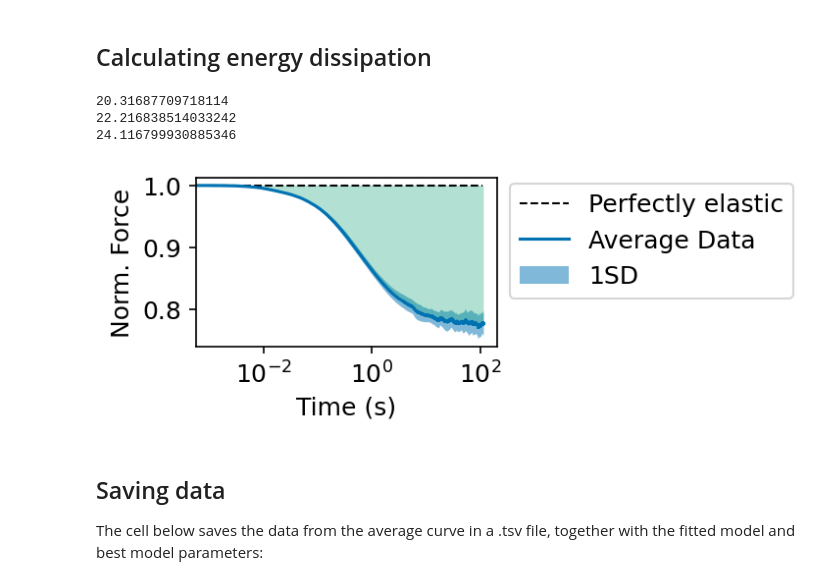
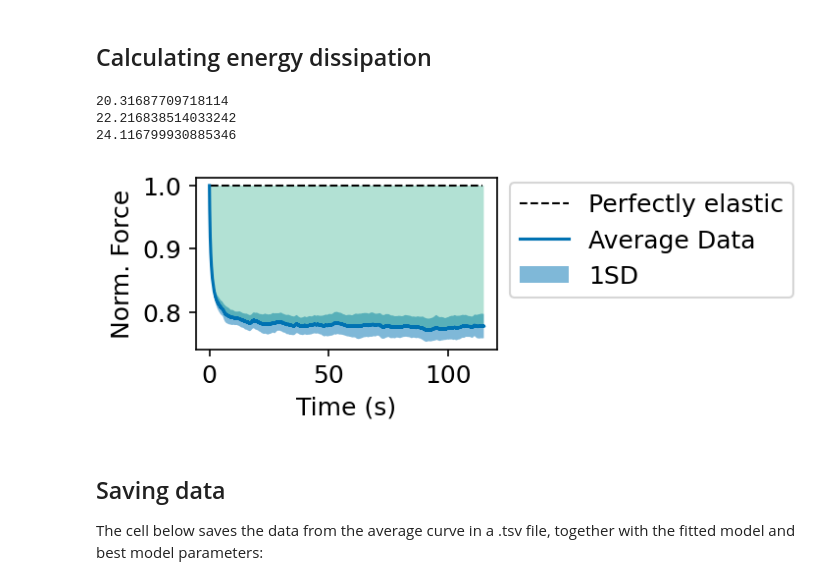
Before and after one commit to GiuseppeCiccone96/stressrelaxnano, a Jupyter notebook: main.ipynb, the cells around one changed output. Saved outputs shown, nothing was run; the diff lists cells and outputs as text; code cells hidden in the pictures.

```diff
--- a/main.ipynb
+++ b/main.ipynb
@@ -240,7 +240,7 @@ def first_plot(tmin=0.5,tmax=30.0,fmin=0.0,fmax=50.0):
     ax.set_ylabel('$F$ (uN)')
     fig.tight_layout()
     plt.show()
-plot1w=widgets.interactive(first_plot,tmin=(0.0,50.0,0.5), tmax=(0.0,120.0,0.5),fmin=(0.0,100.0,0.1),fmax=(0.0,4000.0,0.1))
+plot1w=widgets.interactive(first_plot,tmin=(0.0,50.0,0.5), tmax=(0.0,120.0,0.5),fmin=(0.0,1000.0,0.1),fmax=(0.0,4000.0,0.1))
 display(plot1w)
 # %% [output]
 interactive(children=(FloatSlider(value=0.5, description='tmin', max=50.0, step=0.5), FloatSlider(value=30.0, …
@@ -495,23 +495,24 @@ fig.tight_layout()
 # %%
 fig,ax=plt.subplots(1,1,figsize=(5,2))
 ax.axhline(1,xmin=0.05,xmax=0.95,color='k',lw=1,label='Perfectly elastic',ls='--')
-ax.semilogx(t_av,f_av_norm,label="Average Data")
+ax.plot(t_av,f_av_norm,label="Average Data")
 f_err_min = f_av_norm-0.5*f_err_norm
 f_err_max = f_av_norm+0.5*f_err_norm
 ax.fill_between(t_av,f_err_min,f_err_max,alpha=0.5,label="1SD")
 ax.fill_between(t_av,f_av_norm[0],f_av_norm,alpha=0.3)
 ax.set_xlabel("Time (s)")
 ax.set_ylabel("Norm. Force")
 plt.legend(bbox_to_anchor=(1, 1.04))
 fig.tight_layout()
 av_en_dissipated = f_av_norm[0]-f_av_norm[-1]
 max_en_dissipated = f_av_norm[0]-f_err_min[-1]
 min_en_dissipated = f_av_norm[0]-f_err_max[-1]
+sd = (f_err_max[-1] - f_err_min[-1])
 print(min_en_dissipated*100)
 print(av_en_dissipated*100)
 print(max_en_dissipated*100)
 # %% [output]
 20.31687709718114
 22.216838514033242
 24.116799930885346
-[figure, old version]
+[figure, new version]
```
Also changed, not shown: parts of 3 cells of this notebook.
